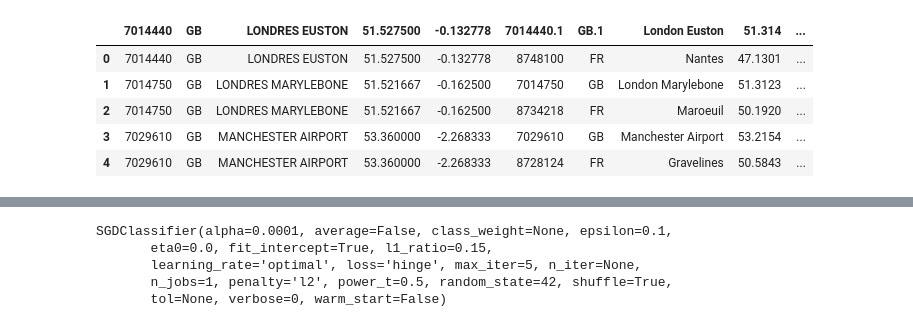
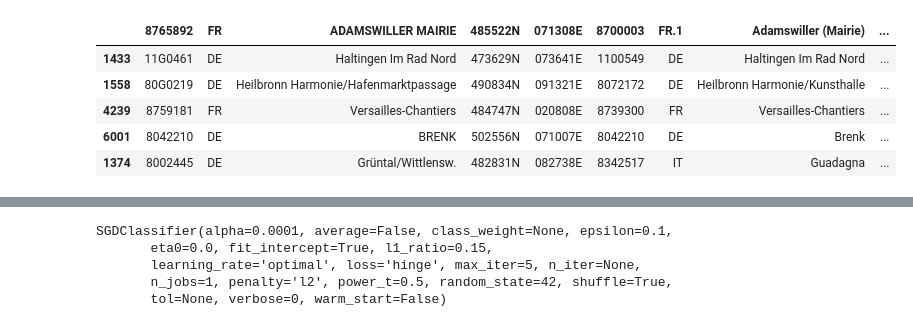
Before and after one commit to vaetern/match-sets, a Jupyter notebook: match.ipynb, the cells around one changed output, grey strips where cells are left out. Cells and saved outputs as stored; diff of their text form; code cells hidden in the pictures.

```diff
--- a/match.ipynb
+++ b/match.ipynb
@@ -1,18 +1,20 @@
 # %%
+### IMPORT DATASET FROM CSV ###
+
 import pandas as pd
+import numpy as np
 
-
-def load_raw_dataset(filename='dataset.csv'):
-    return pd.read_csv(filename)
-
+def load_raw_dataset(filename='result.csv'):
+    df = pd.read_csv(filename)
+    return df.reindex(np.random.RandomState(seed=42).permutation(df.index))
 
 raw_dataset = load_raw_dataset()
 raw_dataset.head()
 # %% [output]
-|  | 7014440 | GB | LONDRES EUSTON | 51.527500 | -0.132778 | 7014440.1 | GB.1 | London Euston | 51.314 | ... |
-| 0 | 7014440 | GB | LONDRES EUSTON | 51.527500 | -0.132778 | 8748100 | FR | Nantes | 47.1301 | ... |
-| 1 | 7014750 | GB | LONDRES MARYLEBONE | 51.521667 | -0.162500 | 7014750 | GB | London Marylebone | 51.3123 | ... |
-| 2 | 7014750 | GB | LONDRES MARYLEBONE | 51.521667 | -0.162500 | 8734218 | FR | Maroeuil | 50.1920 | ... |
-| 3 | 7029610 | GB | MANCHESTER AIRPORT | 53.360000 | -2.268333 | 7029610 | GB | Manchester Airport | 53.2154 | ... |
-| 4 | 7029610 | GB | MANCHESTER AIRPORT | 53.360000 | -2.268333 | 8728124 | FR | Gravelines | 50.5843 | ... |
+|  | 8765892 | FR | ADAMSWILLER MAIRIE | 485522N | 071308E | 8700003 | FR.1 | Adamswiller (Mairie) | ... |
+| 1433 | 11G0461 | DE | Haltingen Im Rad Nord | 473629N | 073641E | 1100549 | DE | Haltingen Im Rad Nord | ... |
+| 1558 | 80G0219 | DE | Heilbronn Harmonie/Hafenmarktpassage | 490834N | 091321E | 8072172 | DE | Heilbronn Harmonie/Kunsthalle | ... |
+| 4239 | 8759181 | FR | Versailles-Chantiers | 484747N | 020808E | 8739300 | FR | Versailles-Chantiers | ... |
+| 6001 | 8042210 | DE | BRENK | 502556N | 071007E | 8042210 | DE | Brenk | ... |
+| 1374 | 8002445 | DE | Grüntal/Wittlensw. | 482831N | 082738E | 8342517 | IT | Guadagna | ... |
 # %%
```
Also changed, not shown: parts of 68 cells of this notebook, 1 other file.
